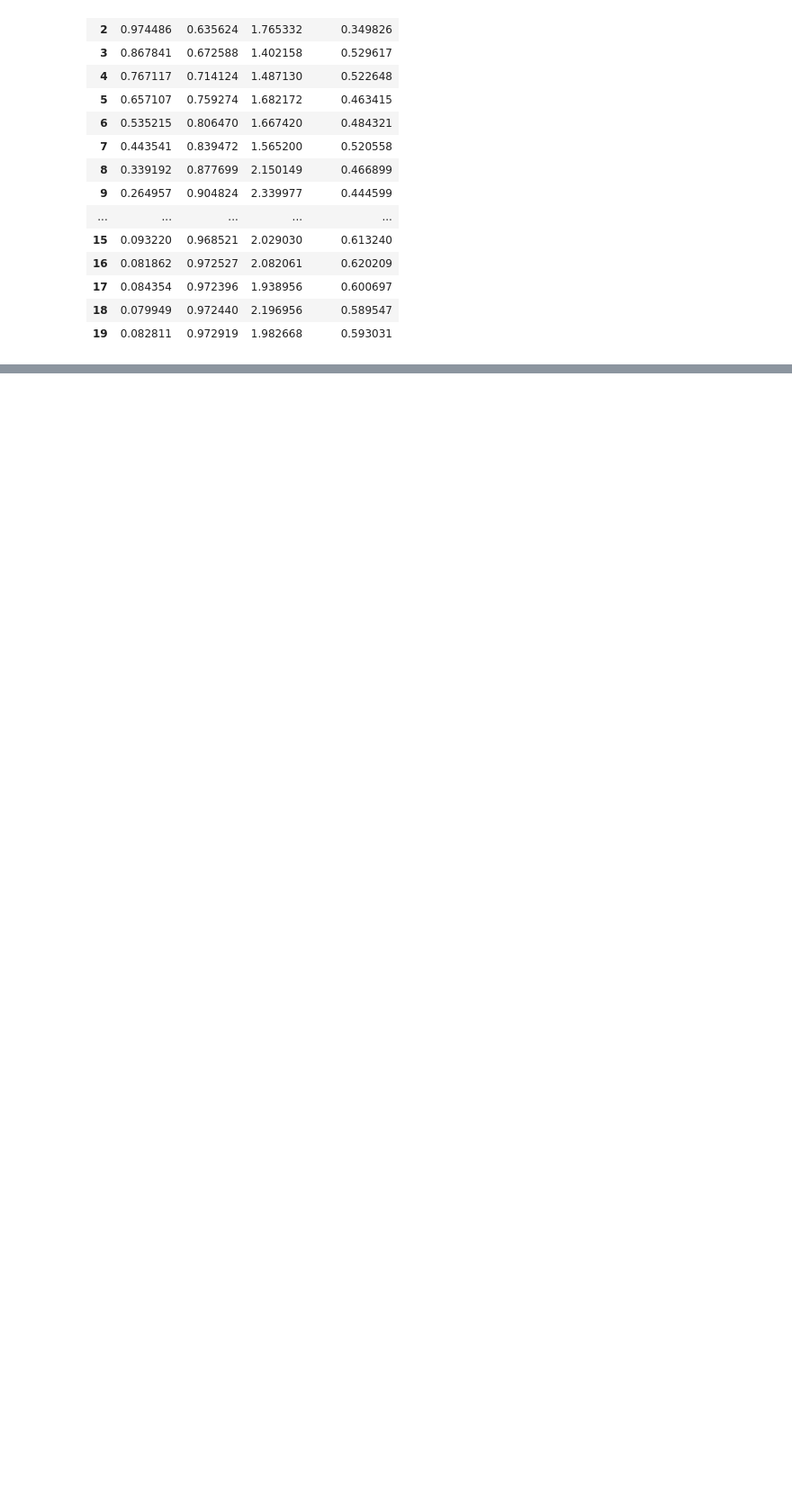
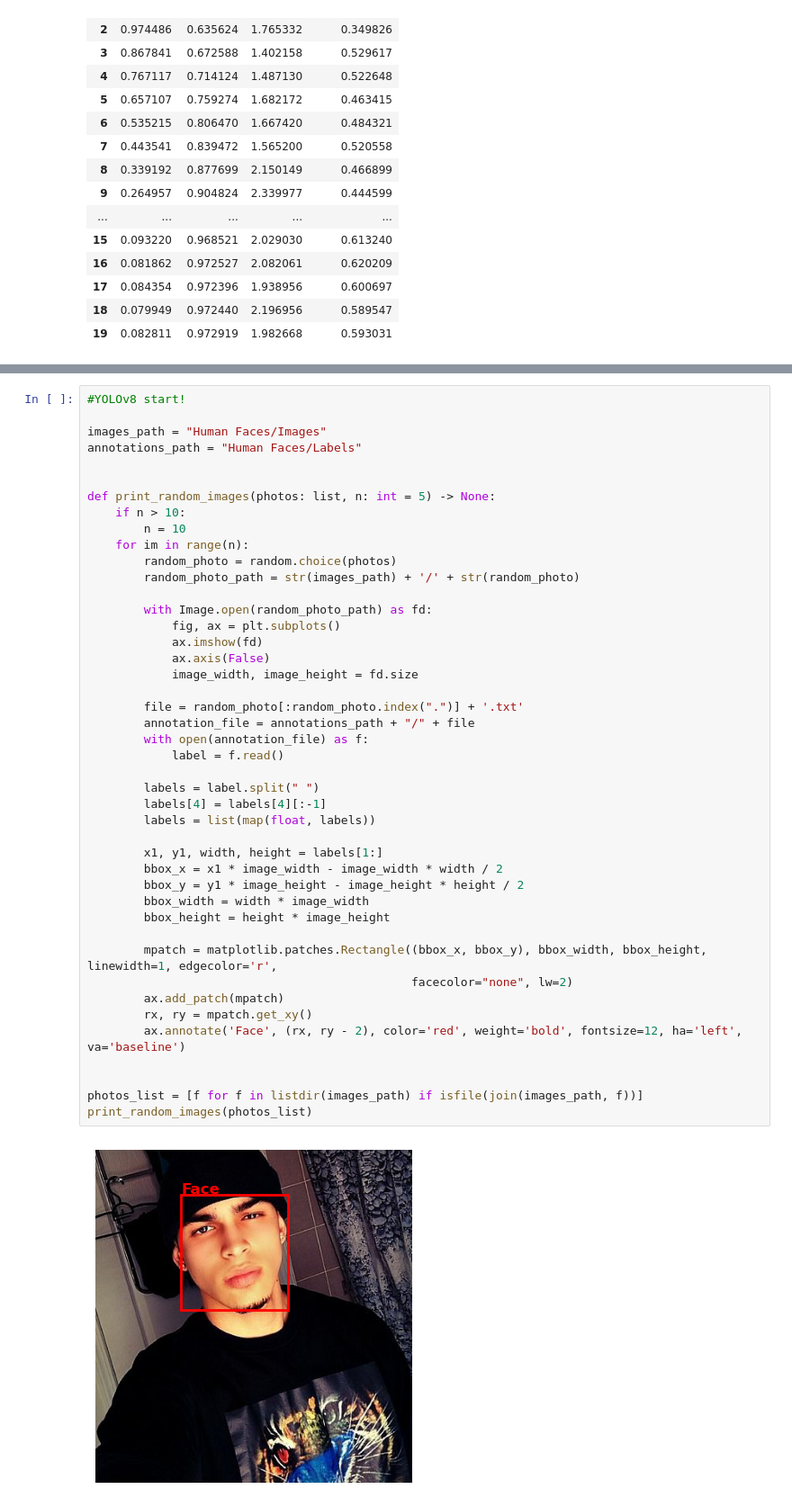
Before and after one commit to yeoswehou/emotions-yolo, a Jupyter notebook: emotions.ipynb, the cells around one changed output, grey strips where cells are left out. Shown at 90% size. Saved outputs shown, nothing was run; the diff lists cells and outputs as text; blank space fills up the shorter version.

Commit message:
detect faces and split folders

```diff
--- a/emotions.ipynb
+++ b/emotions.ipynb
@@ -149,0 +161,46 @@ plt.show()
+# %%
+#YOLOv8 start!
+
+images_path = "Human Faces/Images"
+annotations_path = "Human Faces/Labels"
+
+
+def print_random_images(photos: list, n: int = 5) -> None:
+    if n > 10:
+        n = 10
+    for im in range(n):
+        random_photo = random.choice(photos)
+        random_photo_path = str(images_path) + '/' + str(random_photo)
+
+        with Image.open(random_photo_path) as fd:
+            fig, ax = plt.subplots()
+            ax.imshow(fd)
+            ax.axis(False)
+            image_width, image_height = fd.size
+
+        file = random_photo[:random_photo.index(".")] + '.txt'
+        annotation_file = annotations_path + "/" + file
+        with open(annotation_file) as f:
+            label = f.read()
+
+        labels = label.split(" ")
+        labels[4] = labels[4][:-1]
+        labels = list(map(float, labels))
+
+        x1, y1, width, height = labels[1:]
+        bbox_x = x1 * image_width - image_width * width / 2
+        bbox_y = y1 * image_height - image_height * height / 2
+        bbox_width = width * image_width
+        bbox_height = height * image_height
+
+        mpatch = matplotlib.patches.Rectangle((bbox_x, bbox_y), bbox_width, bbox_height, linewidth=1, edgecolor='r',
+                                              facecolor="none", lw=2)
+        ax.add_patch(mpatch)
+        rx, ry = mpatch.get_xy()
+        ax.annotate('Face', (rx, ry - 2), color='red', weight='bold', fontsize=12, ha='left', va='baseline')
+
+
+photos_list = [f for f in listdir(images_path) if isfile(join(images_path, f))]
+print_random_images(photos_list)
+# %% [output]
+[figure, added]
```
Also changed, not shown: parts of 5 cells of this notebook, 1 other file.
